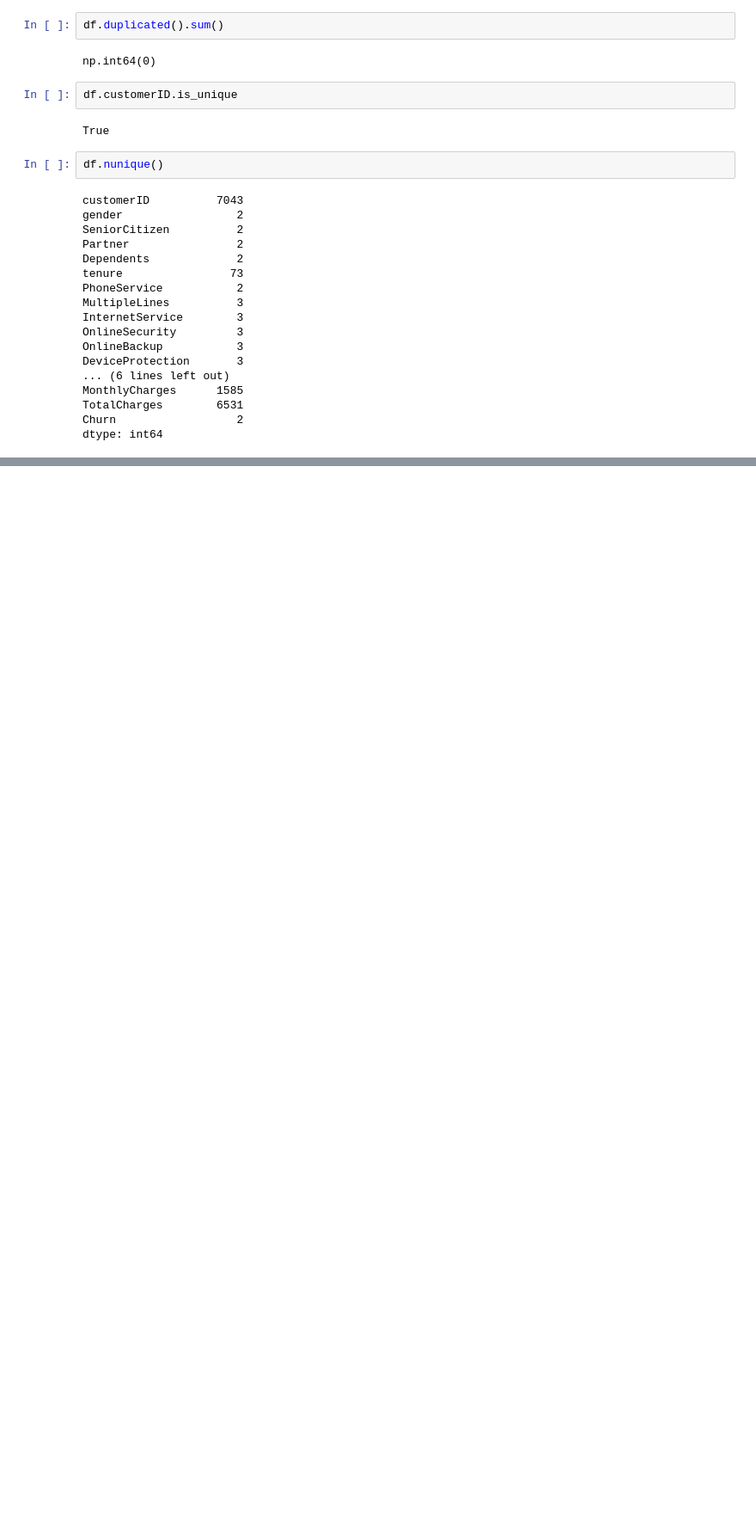
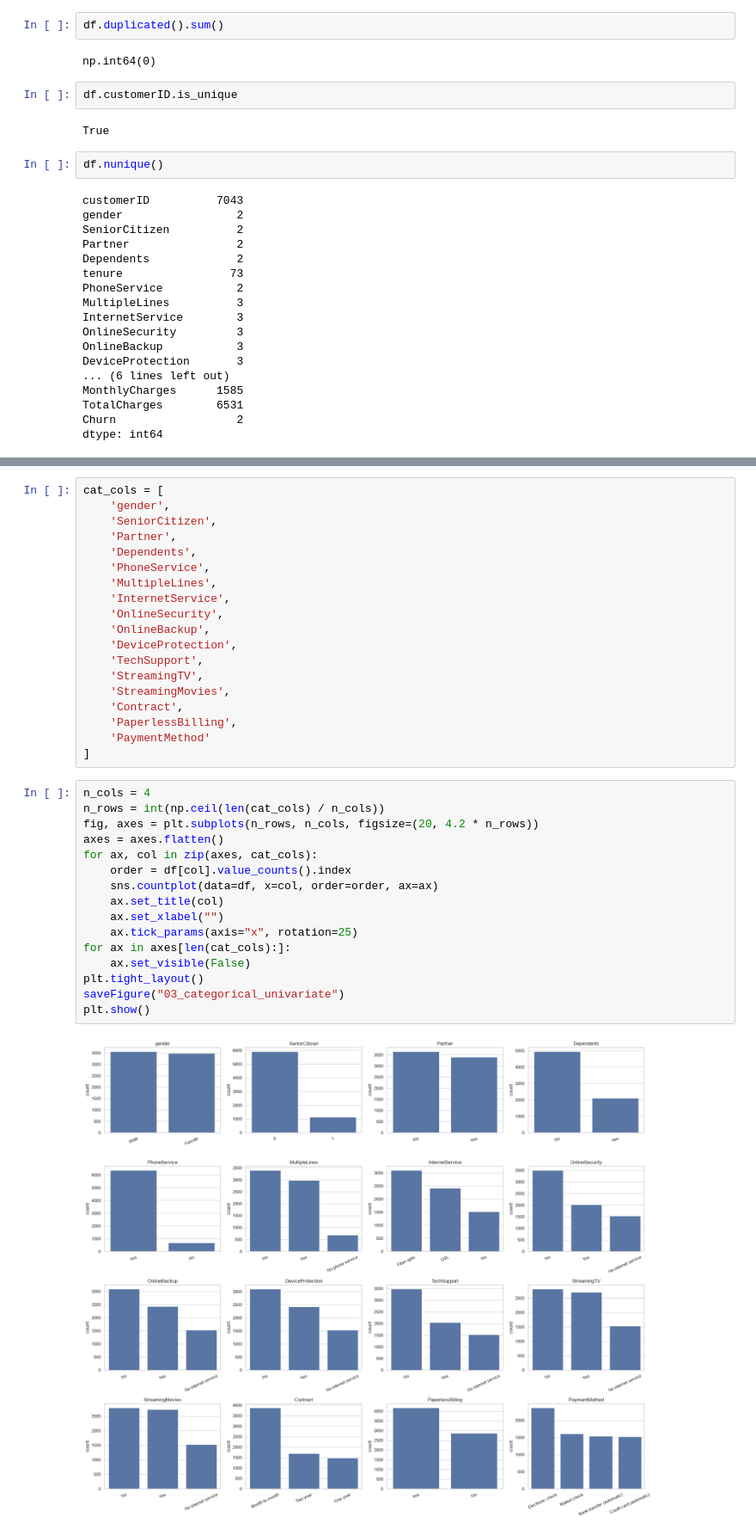
Before and after one commit to askerxD/CM-2604-CW, a Jupyter notebook: notebooks/eda.ipynb, the cells around one changed output, grey strips where cells are left out. Shown at 86% size. Drawn from its saved outputs; the diff is of its cells as text; blank space fills up the shorter version.

```diff
--- a/notebooks/eda.ipynb
+++ b/notebooks/eda.ipynb
@@ -116,0 +262,37 @@ dtype: int64
+# %%
+cat_cols = [
+    'gender',
+    'SeniorCitizen',
+    'Partner',
+    'Dependents',
+    'PhoneService',
+    'MultipleLines',
+    'InternetService',
+    'OnlineSecurity',
+    'OnlineBackup',
+    'DeviceProtection',
+    'TechSupport',
+    'StreamingTV',
+    'StreamingMovies',
+    'Contract',
+    'PaperlessBilling',
+    'PaymentMethod'
+]
+# %%
+n_cols = 4
+n_rows = int(np.ceil(len(cat_cols) / n_cols))
+fig, axes = plt.subplots(n_rows, n_cols, figsize=(20, 4.2 * n_rows))
+axes = axes.flatten()
+for ax, col in zip(axes, cat_cols):
+    order = df[col].value_counts().index
+    sns.countplot(data=df, x=col, order=order, ax=ax)
+    ax.set_title(col)
+    ax.set_xlabel("")
+    ax.tick_params(axis="x", rotation=25)
+for ax in axes[len(cat_cols):]:
+    ax.set_visible(False)
+plt.tight_layout()
+saveFigure("03_categorical_univariate")
+plt.show()
+# %% [output]
+[figure, added]
```
Also changed, not shown: parts of 58 cells of this notebook, 10 other files.
